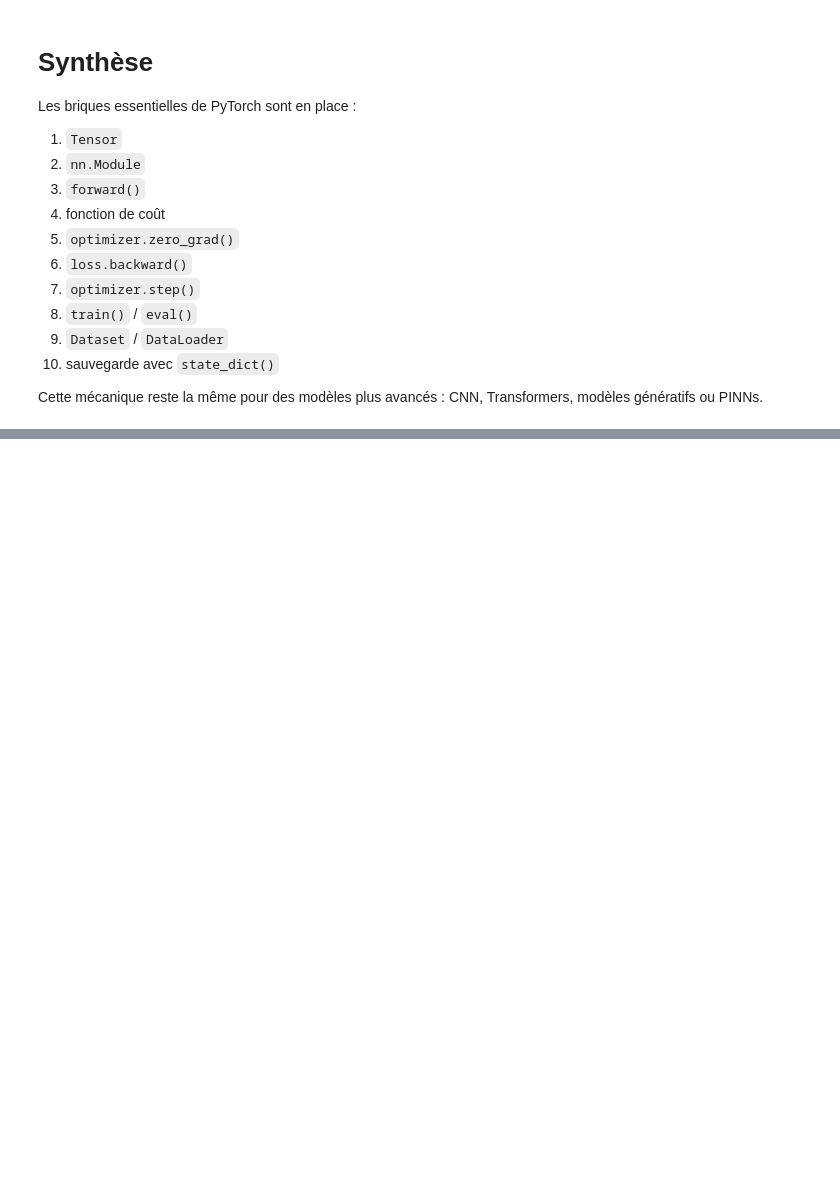
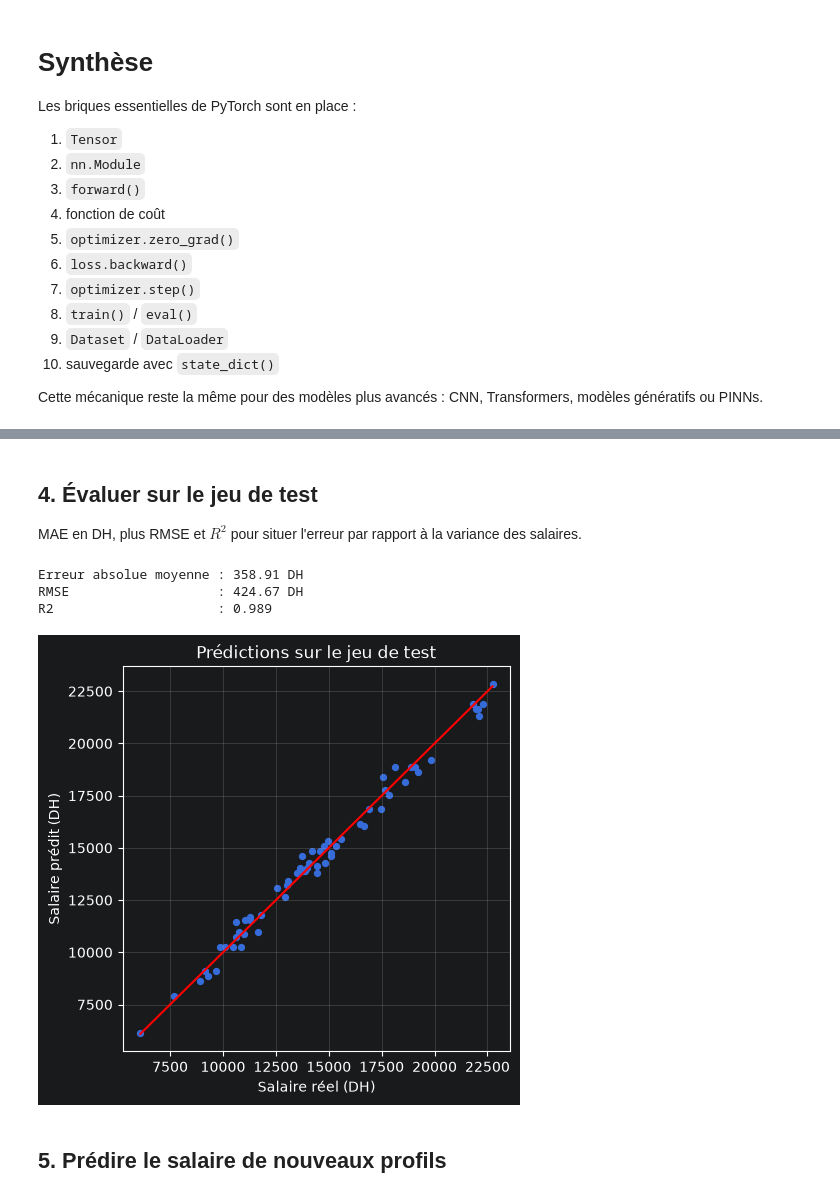
Before and after one commit to MostafaHDfMeR/TP_N1_Mise-en-oeuvre-du-Framework-PyTorch, a Jupyter notebook: TP_N1 - Mise en oeuvre du Framework PyTorch.ipynb, the cells around one changed output, grey strips where cells are left out. Cells and saved outputs as stored; diff of their text form; code cells hidden in the pictures; blank space fills up the shorter version.

```diff
--- a/TP_N1 - Mise en oeuvre du Framework PyTorch.ipynb
+++ b/TP_N1 - Mise en oeuvre du Framework PyTorch.ipynb
@@ -674,0 +792,43 @@ Cette mécanique reste la même pour des modèles plus avancés : CNN, Transform
+# %% [markdown]
+## 4. Évaluer sur le jeu de test
+
+MAE en DH, plus RMSE et $R^2$ pour situer l'erreur par rapport à la variance des salaires.
+# %%
+model.eval()
+
+with torch.inference_mode():
+    predictions_test = model(X_test_norm)
+
+    # Conversion en DH
+    predictions_dh = predictions_test * 1000
+    salaires_reels_dh = y_test * 1000
+
+    mae = (predictions_dh - salaires_reels_dh).abs().mean()
+    rmse = ((predictions_dh - salaires_reels_dh) ** 2).mean().sqrt()
+
+metric = R2Score()
+metric.update(predictions_dh.cpu(), salaires_reels_dh.cpu())
+r2 = metric.compute()
+
+print(f"Erreur absolue moyenne : {mae.item():.2f} DH")
+print(f"RMSE                   : {rmse.item():.2f} DH")
+print(f"R2                     : {r2.item():.3f}")
+# %% [output]
+Erreur absolue moyenne : 358.91 DH
+RMSE                   : 424.67 DH
+R2                     : 0.989
+# %%
+# Prédictions contre valeurs réelles : les points doivent suivre la diagonale
+plt.figure(figsize=(5, 5))
+plt.scatter(salaires_reels_dh.cpu(), predictions_dh.cpu(), s=18)
+lim = [salaires_reels_dh.min().item(), salaires_reels_dh.max().item()]
+plt.plot(lim, lim, color="red")
+plt.xlabel("Salaire réel (DH)")
+plt.ylabel("Salaire prédit (DH)")
+plt.title("Prédictions sur le jeu de test")
+plt.grid(True, alpha=0.3)
+plt.show()
+# %% [output]
+[figure, added]
+# %% [markdown]
+## 5. Prédire le salaire de nouveaux profils
```
Also changed, not shown: parts of 20 cells of this notebook, 2 other files.
